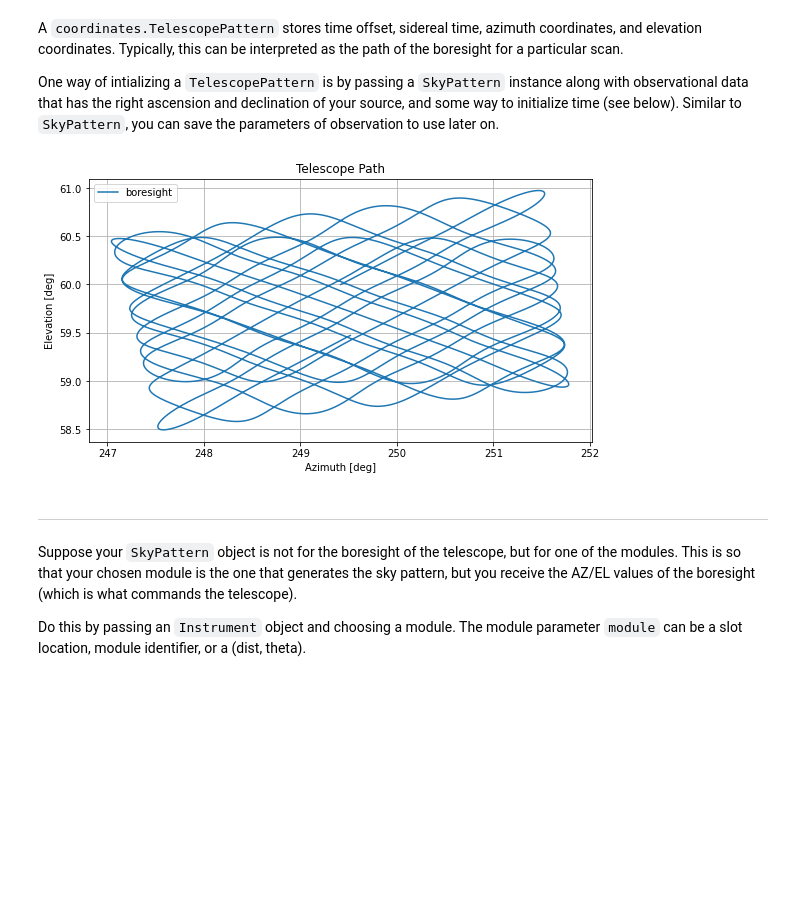
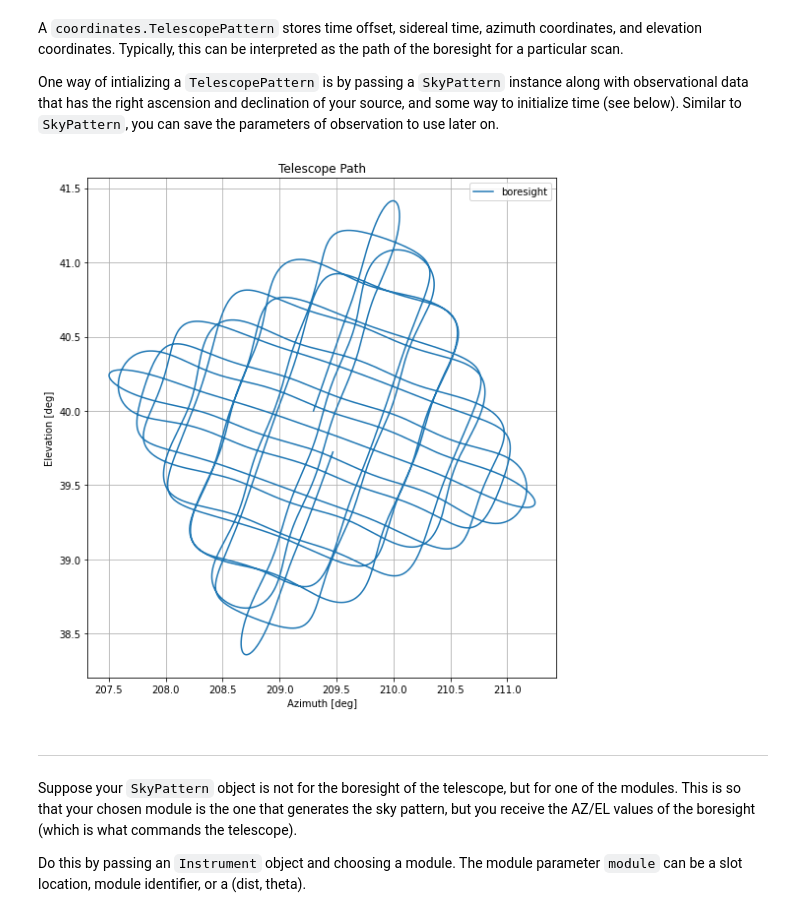
Before and after one commit to ccatp/scan_patterns, a Jupyter notebook: tutorials/basics.ipynb, the cells around one changed output. Saved outputs shown, nothing was run; the diff lists cells and outputs as text; code cells hidden in the pictures; blank space fills up the shorter version.

```diff
--- a/tutorials/basics.ipynb
+++ b/tutorials/basics.ipynb
@@ -282,21 +284,21 @@ One way of intializing a `TelescopePattern` is by passing a `SkyPattern` instanc
 # %%
 # Initialize a TelescopePattern by passing a SkyPattern object
 # Along with and ra and dec, pass either a:
     # start_datetime
     # start_hrang (hourangle)
     # start_lst (sidereal time)
     # or start_elev (with option to choose moving_up = True (default) or False)
 
 t1 = coordinates.TelescopePattern(
     sky_pattern1,
-    start_ra=60, start_dec=-30, start_elev=60
+    start_ra=60, start_dec=-60, start_elev=40
 )
 visualization.telescope_path(t1)
 
 # save the parameters of this observation
 t1.save_param('Observation.json')
 # %% [output]
-[figure, old version]
+[figure, new version]
 # %% [markdown]
 ---
 Suppose your `SkyPattern` object is not for the boresight of the telescope, but for one of the modules. This is so that your chosen module is the one that generates the sky pattern, but you receive the AZ/EL values of the boresight (which is what commands the telescope).
```
Also changed, not shown: parts of 6 cells of this notebook, 2 other files.
